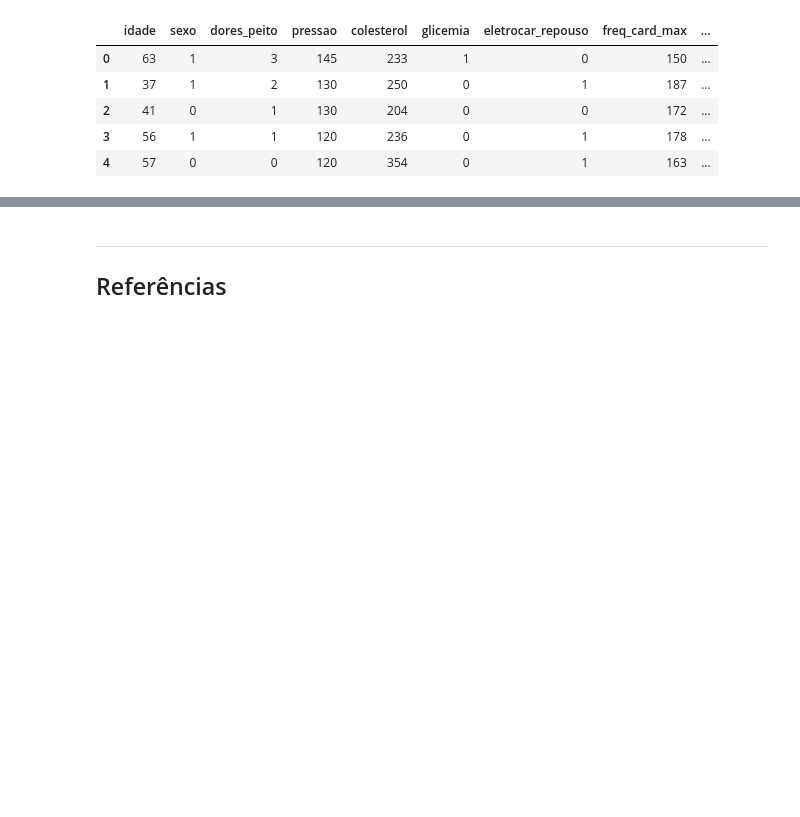
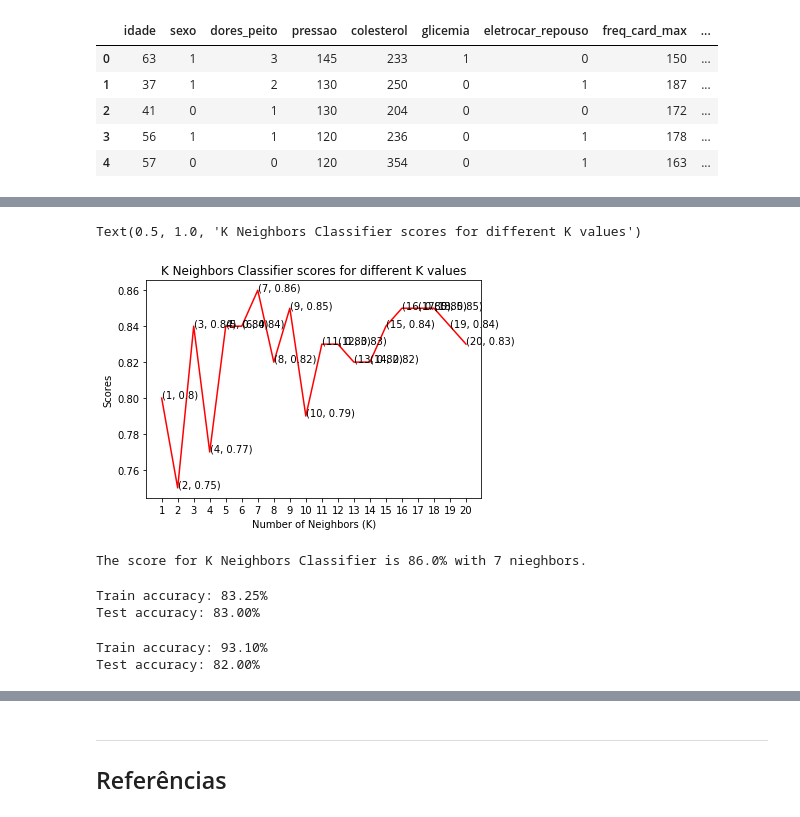
Before and after one commit to gabriellaec/CD-P3, a Jupyter notebook: Projeto 3.ipynb, the cells around one changed output, grey strips where cells are left out. Saved outputs shown, nothing was run; the diff lists cells and outputs as text; code cells hidden in the pictures; blank space fills up the shorter version.

```diff
--- a/Projeto 3.ipynb
+++ b/Projeto 3.ipynb
@@ -369,0 +518,35 @@ corrdados=dados[var_num].corr()
+# %%
+knn_scores = []
+for k in range(1,21):
+    knn_classifier = KNeighborsClassifier(n_neighbors = k)
+    knn_classifier.fit(X_train, y_train)
+    knn_scores.append(knn_classifier.score(X_test, y_test))
+# %%
+plt.plot([k for k in range(1, 21)], knn_scores, color = 'red')
+for i in range(1,21):
+    plt.text(i, knn_scores[i-1], (i, knn_scores[i-1]))
+plt.xticks([i for i in range(1, 21)])
+plt.xlabel('Number of Neighbors (K)')
+plt.ylabel('Scores')
+plt.title('K Neighbors Classifier scores for different K values')
+# %% [output]
+Text(0.5, 1.0, 'K Neighbors Classifier scores for different K values')
+[figure, added]
+# %%
+print("The score for K Neighbors Classifier is {}% with {} nieghbors.".format(knn_scores[6]*100, 7))
+# %% [output]
+The score for K Neighbors Classifier is 86.0% with 7 nieghbors.
+# %%
+from sklearn.naive_bayes import GaussianNB
+
+#Gaussian Naive Bayes
+model = train_model(X_train, y_train, X_test, y_test, GaussianNB)
+# %% [output]
+Train accuracy: 83.25%
+Test accuracy: 83.00%
+# %%
+# Support Vector Machines
+model = train_model(X_train, y_train, X_test, y_test, SVC)
+# %% [output]
+Train accuracy: 93.10%
+Test accuracy: 82.00%
```
Also changed, not shown: parts of 37 cells of this notebook.
